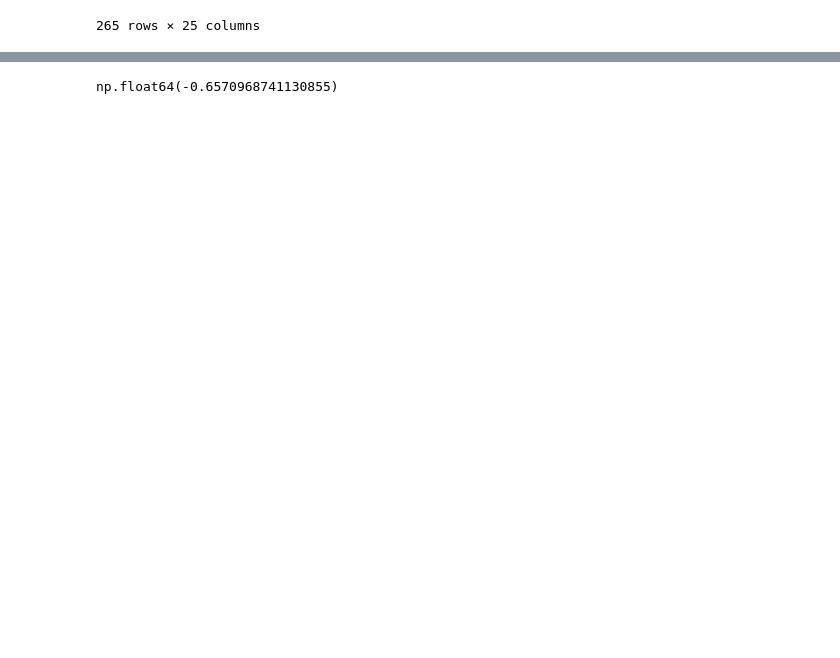
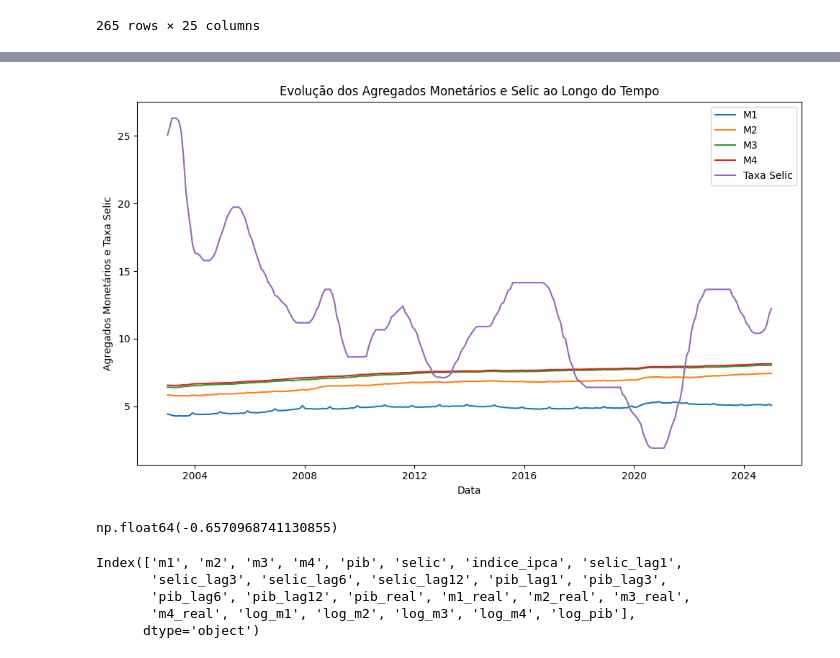
Before and after one commit to iagonmic/brazilian-monetary-aggregates-analysis, a Jupyter notebook: analysis.ipynb, the cells around one changed output, grey strips where cells are left out. Drawn from its saved outputs; the diff is of its cells as text; code cells hidden in the pictures; blank space fills up the shorter version.

```diff
--- a/analysis.ipynb
+++ b/analysis.ipynb
@@ -460,3 +501,26 @@ sns.lineplot(x=df.index, y=df['log_pib'], label='PIB')
+# %%
+# Criando a figura e os eixos
+plt.figure(figsize=(10, 6))
+
+# Plotando as linhas
+sns.lineplot(x=df.index, y=df['log_m1'], label='M1')
+sns.lineplot(x=df.index, y=df['log_m2'], label='M2')
+sns.lineplot(x=df.index, y=df['log_m3'], label='M3')
+sns.lineplot(x=df.index, y=df['log_m4'], label='M4')
+ax = sns.lineplot(x=df.index, y=df['selic'], label='Taxa Selic')
+
+
+# Alterando os nomes dos eixos usando o objeto `ax`
+ax.set_xlabel("Data")
+ax.set_ylabel("Agregados Monetários e Taxa Selic")
+
+# Ajustando o layout e mostrando o gráfico
+plt.title('Evolução dos Agregados Monetários e Selic ao Longo do Tempo')
+plt.legend()
+plt.tight_layout()
+plt.show()
+# %% [output]
+[figure, added]
 # %%
 correlacao = df['log_m1'].corr(df['log_pib'])
 correlacao
@@ -488,3 +552,11 @@ def testar_modelo_white(X, y, nome_modelo):
     print(f"Estatística F: {teste_white[2]:.4f}")
     print(f"Valor p da estatística F: {teste_white[3]:.4f}")
     print("-" * 40)
+# %%
+df.columns
+# %% [output]
+Index(['m1', 'm2', 'm3', 'm4', 'pib', 'selic', 'indice_ipca', 'selic_lag1',
+       'selic_lag3', 'selic_lag6', 'selic_lag12', 'pib_lag1', 'pib_lag3',
+       'pib_lag6', 'pib_lag12', 'pib_real', 'm1_real', 'm2_real', 'm3_real',
+       'm4_real', 'log_m1', 'log_m2', 'log_m3', 'log_m4', 'log_pib'],
+      dtype='object')
```
Also changed, not shown: parts of 13 cells of this notebook, 4 other files.
